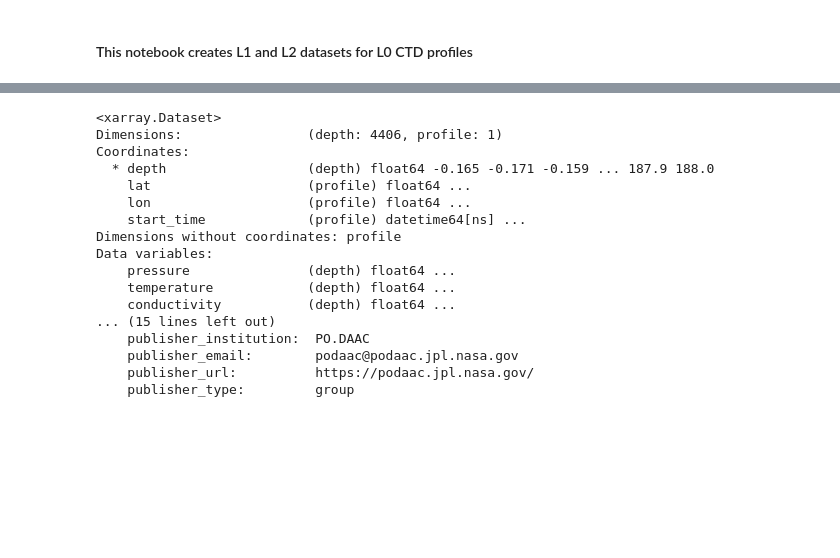
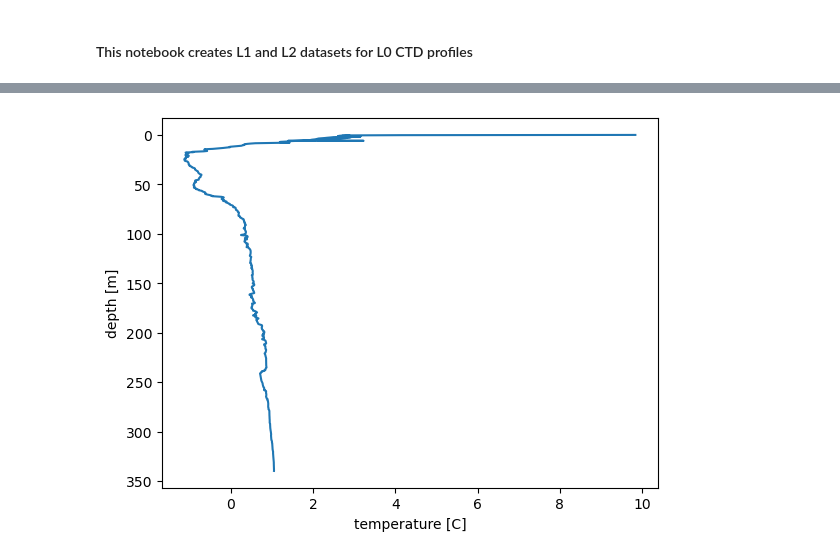
Before and after one commit to mjzahn/OMG_Narwhals_hydrography-manuscript, a Jupyter notebook: 01_data-cleaning/04_create-netcdf-OMG-Narwhals-CTD-L1_L2.ipynb, the cells around one changed output, grey strips where cells are left out. Saved outputs shown, nothing was run; the diff lists cells and outputs as text; code cells hidden in the pictures; blank space fills up the shorter version.

Commit message:
cleaned CTD L1 and L2 data

```diff
--- a/01_data-cleaning/04_create-netcdf-OMG-Narwhals-CTD-L1_L2.ipynb
+++ b/01_data-cleaning/04_create-netcdf-OMG-Narwhals-CTD-L1_L2.ipynb
@@ -34,5 +32,5 @@ metadata = pd.read_csv(metafile)
 # %%
-## MASTER LOOP
+## Process profiles to netcdfs
 # loop that takes cnv filenames from 3 directories according to year (2018, 2019, 2020) and then creates netCDFs for each file
 # output nc files are saved in appropriate L2 folder according to year
 
@@ -65,6 +63,17 @@ for directory in dirs:
         ctd_profile_ds = omgCTD_funs.create_Dataset(data_lines, start_time_dt64, lat, lon)
         ctd_profile_ds = omgCTD_funs.add_metadata(ctd_profile_ds, uuid, lat, lon, seafloor_depth, cast_depth, cast_id, start_date, netcdf_filename, sample_interval_plain)
 
+        ## add coordinate for depth correction for years 2018 and 2019
+        if '2020' not in netcdf_filename: # correct depth for 2018 and 2019
+            ctd_profile_ds = ctd_profile_ds.assign_coords(depth_adjust=ctd_profile_ds.depth.values+33)
+            ## add attributes to describe new coordinate
+            ctd_profile_ds.depth_adjust.attrs = ctd_profile_ds.depth.attrs # copy depth attributes
+            ctd_profile_ds.depth_adjust.attrs['comment'] = 'Additional depth coordinate that includes a correction of +33 meters.'
+
+        ## print dataset
+        with xr.set_options(display_style="html"):
+            display(ctd_profile_ds)
+
         ## Create NetCDF variable encoding (required to save the time values properly)
         new_encoding = omgCTD_funs.create_encoding(ctd_profile_ds)
 
@@ -488,5 +412,5 @@ Data variables:
 # %%
-tmp = xr.open_dataset(output_dir / netcdf_filename)
+tmp = xr.open_dataset('C:/Users/marie/Documents/PhD/Chapter_3/data/OMG_Narwhals_CTD_data/OMG_Narwhals_CTD_L2/2020/OMG_Narwhals_Ocean_CTD_L2_20200809211117.nc')
 tmp.close()
 tmp
 # %% [output]
@@ -507,27 +431,8 @@ Data variables:
     publisher_email:        podaac@podaac.jpl.nasa.gov
     publisher_url:          https://podaac.jpl.nasa.gov/
     publisher_type:         group
-# %%
-# tmp = xr.open_dataset('C:/Users/marie/Documents/PhD/Chapter_3/data/OMG_Narwhals_CTD_data/OMG_Narwhals_CTD_L2/2018/OMG_Narwhals_Ocean_CTD_L2_20180825180008.nc')
-# tmp = xr.open_dataset('C:/Users/marie/Documents/PhD/Chapter_3/data/OMG_Narwhals_CTD_data/OMG_Narwhals_CTD_L2/2018/OMG_Narwhals_Ocean_CTD_L2_20180825194631.nc')
-tmp = xr.open_dataset('C:/Users/marie/Documents/PhD/Chapter_3/data/OMG_Narwhals_CTD_data/OMG_Narwhals_CTD_L2/2020/OMG_Narwhals_Ocean_CTD_L2_20200810110656.nc')
-tmp.close()
-tmp
-# %% [output]
-<xarray.Dataset>
-Dimensions:                (depth: 4406, profile: 1)
-Coordinates:
-  * depth                  (depth) float64 -0.165 -0.171 -0.159 ... 187.9 188.0
-    lat                    (profile) float64 ...
-    lon                    (profile) float64 ...
-    start_time             (profile) datetime64[ns] ...
-Dimensions without coordinates: profile
-Data variables:
-    pressure               (depth) float64 ...
-    temperature            (depth) float64 ...
-    conductivity           (depth) float64 ...
-... (15 lines left out)
-    publisher_institution:  PO.DAAC
-    publisher_email:        podaac@podaac.jpl.nasa.gov
-    publisher_url:          https://podaac.jpl.nasa.gov/
-    publisher_type:         group
+# %%
+tmp.temperature.where(tmp.depth>0).plot(y='depth')
+plt.gca().invert_yaxis()
+# %% [output]
+[figure, added]
```
Also changed, not shown: parts of 14 cells of this notebook, 2 other files.
